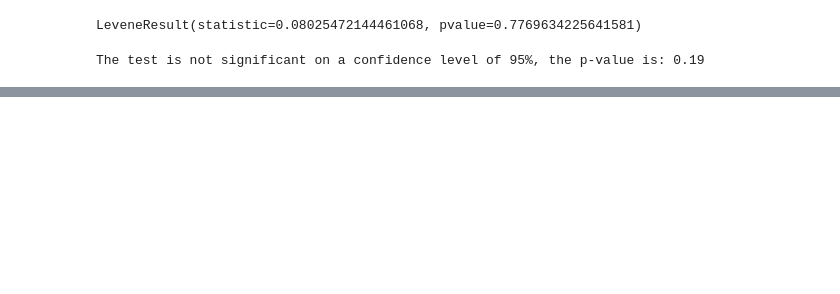
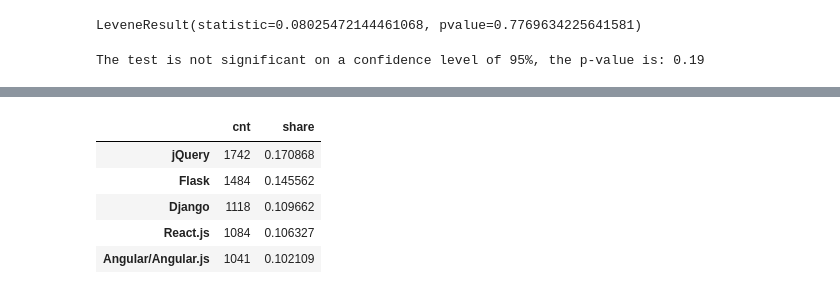
Before and after one commit to StefanTippelt/stack_overflow_developer_survey, a Jupyter notebook: stackoverflow_exploration.ipynb, the cells around one changed output, grey strips where cells are left out. Cells and saved outputs as stored; diff of their text form; code cells hidden in the pictures; blank space fills up the shorter version.

```diff
--- a/stackoverflow_exploration.ipynb
+++ b/stackoverflow_exploration.ipynb
@@ -172,0 +217,12 @@ The test is not significant on a confidence level of 95%, the p-value is: 0.19
+# %%
+tmp_web_frameworks = ds_df["individual_WebFrameWorkedWith"].apply(pd.Series).stack()
+df_web_frameworks = tmp_web_frameworks.value_counts().to_frame().rename(columns={0: 'cnt'})
+df_web_frameworks["share"] = df_web_frameworks["cnt"] / df_web_frameworks["cnt"].sum()
+df_web_frameworks.head()
+# %% [output]
+|  | cnt | share |
+| jQuery | 1742 | 0.170868 |
+| Flask | 1484 | 0.145562 |
+| Django | 1118 | 0.109662 |
+| React.js | 1084 | 0.106327 |
+| Angular/Angular.js | 1041 | 0.102109 |
```
Also changed, not shown: parts of 11 cells of this notebook.
